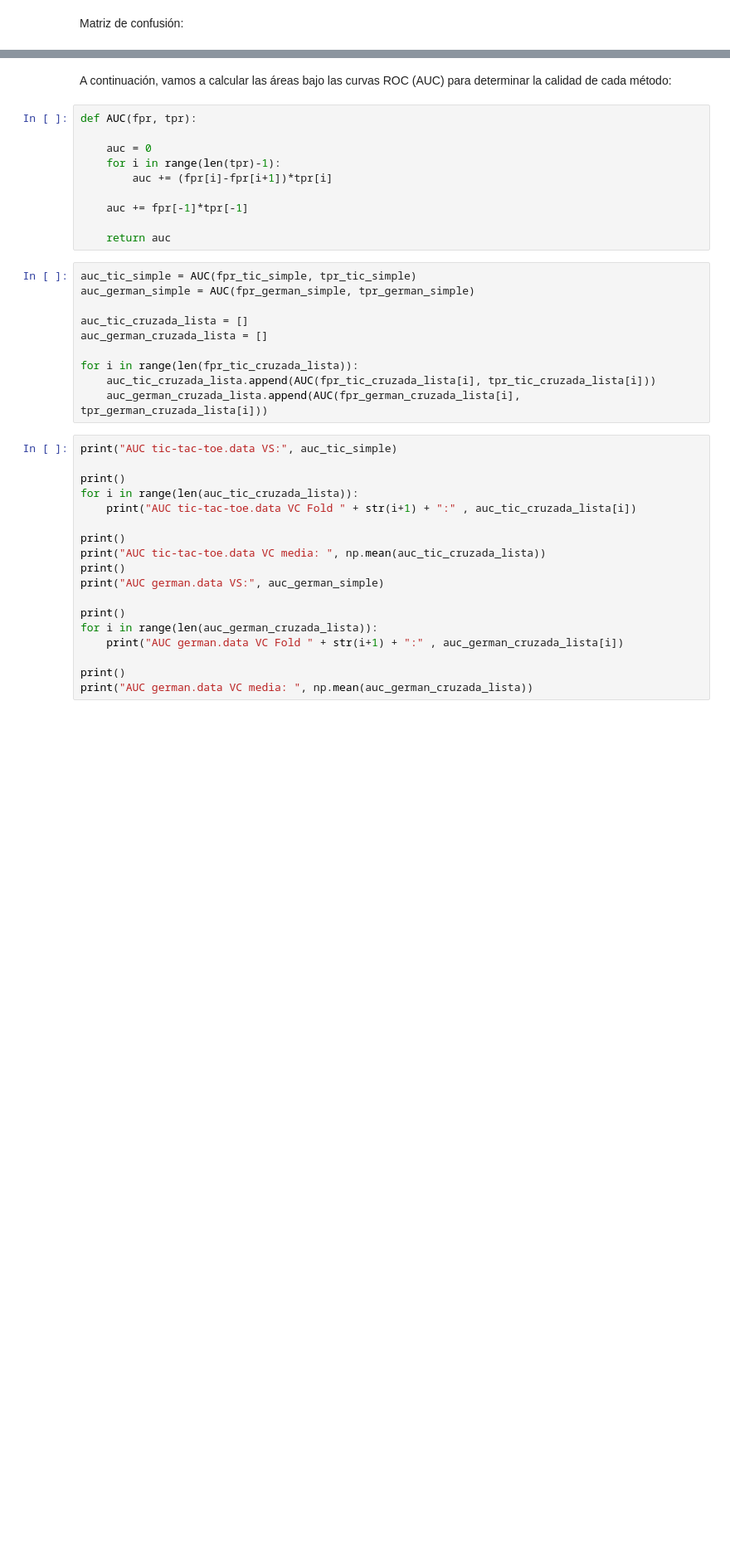
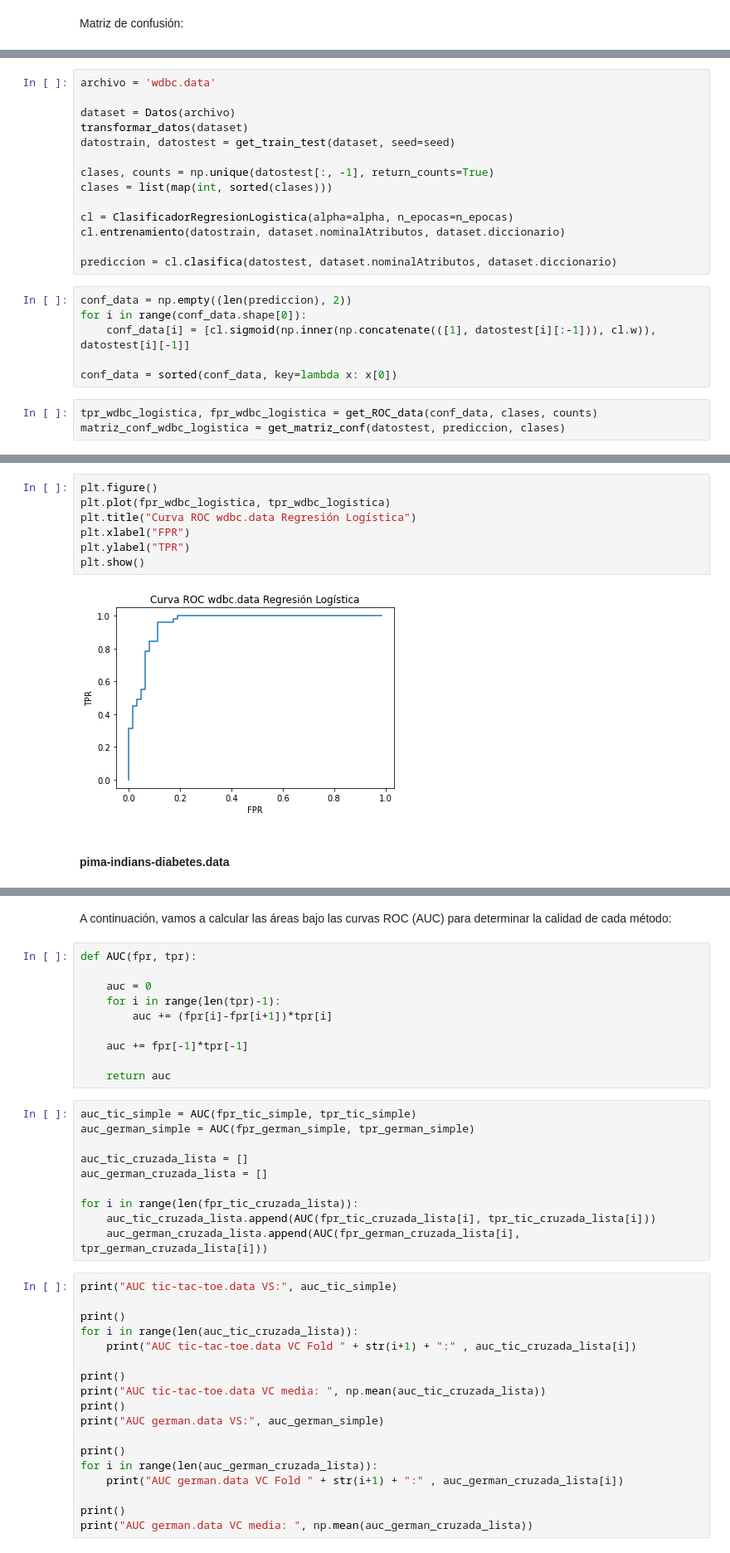
Before and after one commit to Albertogk/FAA, a Jupyter notebook: practica2/main.ipynb, the cells around one changed output, grey strips where cells are left out. Shown at 83% size. Saved outputs shown, nothing was run; the diff lists cells and outputs as text; blank space fills up the shorter version.

```diff
--- a/practica2/main.ipynb
+++ b/practica2/main.ipynb
@@ -637,0 +505,23 @@ plt.show()
+# %%
+archivo = 'wdbc.data'
+
+dataset = Datos(archivo)
+transformar_datos(dataset)
+datostrain, datostest = get_train_test(dataset, seed=seed)
+
+clases, counts = np.unique(datostest[:, -1], return_counts=True)
+clases = list(map(int, sorted(clases)))
+
+cl = ClasificadorRegresionLogistica(alpha=alpha, n_epocas=n_epocas)
+cl.entrenamiento(datostrain, dataset.nominalAtributos, dataset.diccionario)
+
+prediccion = cl.clasifica(datostest, dataset.nominalAtributos, dataset.diccionario)
+# %%
+conf_data = np.empty((len(prediccion), 2))
+for i in range(conf_data.shape[0]):
+    conf_data[i] = [cl.sigmoid(np.inner(np.concatenate(([1], datostest[i][:-1])), cl.w)), datostest[i][-1]]
+
+conf_data = sorted(conf_data, key=lambda x: x[0])
+# %%
+tpr_wdbc_logistica, fpr_wdbc_logistica = get_ROC_data(conf_data, clases, counts)
+matriz_conf_wdbc_logistica = get_matriz_conf(datostest, prediccion, clases)
@@ -637,0 +544,11 @@ plt.show()
+# %%
+plt.figure()
+plt.plot(fpr_wdbc_logistica, tpr_wdbc_logistica)
+plt.title("Curva ROC wdbc.data Regresión Logística")
+plt.xlabel("FPR")
+plt.ylabel("TPR")
+plt.show()
+# %% [output]
+[figure, added]
+# %% [markdown]
+<h4>pima-indians-diabetes.data</h4>
```
Also changed, not shown: parts of 58 cells of this notebook, 1 other file.
